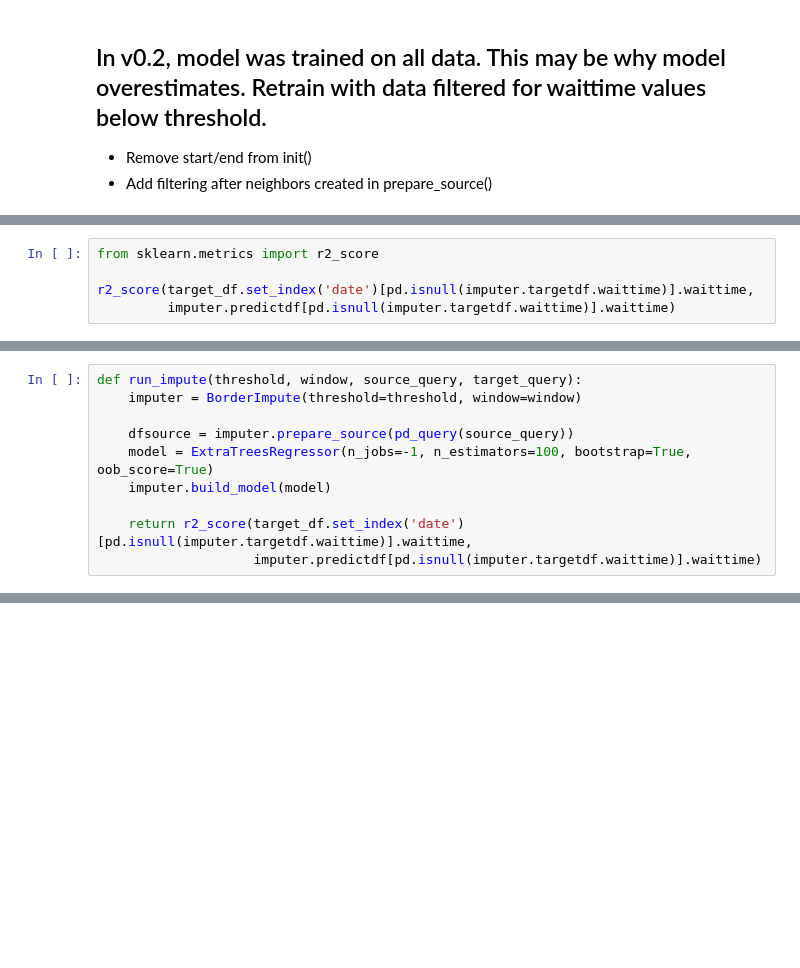
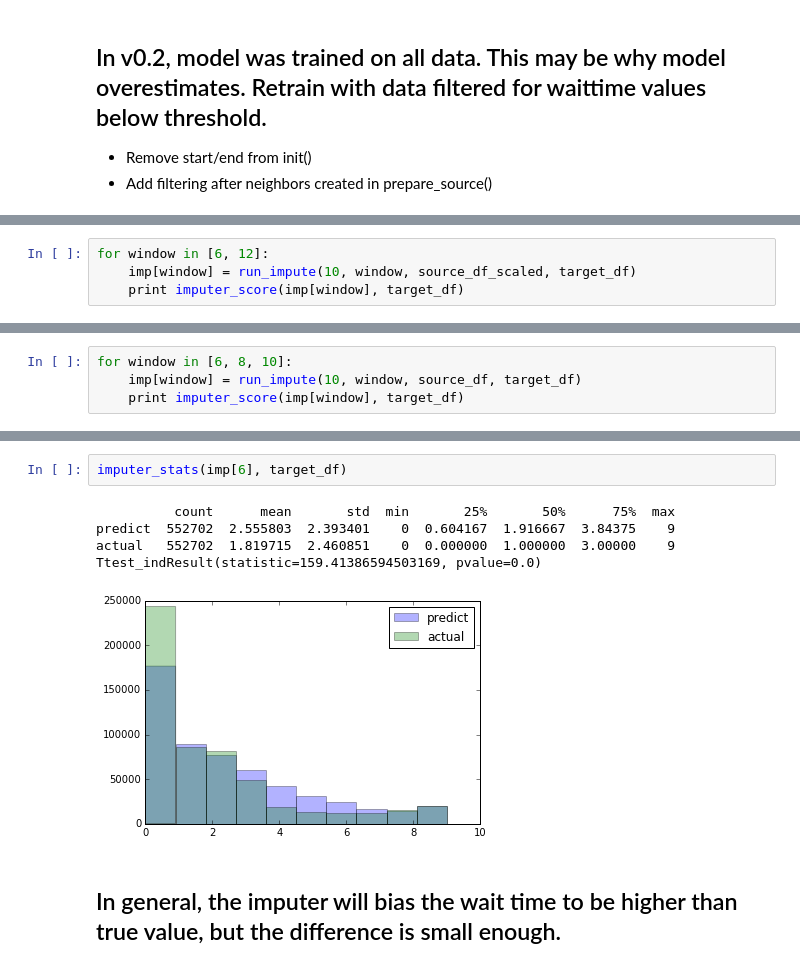
Before and after one commit to jngseattle/BorderCrossing, a Jupyter notebook: code/Impute_zeros-v0.5-model_threshold_window.ipynb, the cells around one changed output, grey strips where cells are left out. Drawn from its saved outputs; the diff is of its cells as text; blank space fills up the shorter version.

```diff
--- a/code/Impute_zeros-v0.5-model_threshold_window.ipynb
+++ b/code/Impute_zeros-v0.5-model_threshold_window.ipynb
@@ -139,5 +186,0 @@ plt.legend();
-# %%
-from sklearn.metrics import r2_score
-
-r2_score(target_df.set_index('date')[pd.isnull(imputer.targetdf.waittime)].waittime,
-         imputer.predictdf[pd.isnull(imputer.targetdf.waittime)].waittime)
@@ -146,10 +186,0 @@ r2_score(target_df.set_index('date')[pd.isnull(imputer.targetdf.waittime)].waitt
-# %%
-def run_impute(threshold, window, source_query, target_query):
-    imputer = BorderImpute(threshold=threshold, window=window)
-
-    dfsource = imputer.prepare_source(pd_query(source_query))
-    model = ExtraTreesRegressor(n_jobs=-1, n_estimators=100, bootstrap=True, oob_score=True)
-    imputer.build_model(model)
-
-    return r2_score(target_df.set_index('date')[pd.isnull(imputer.targetdf.waittime)].waittime,
-                    imputer.predictdf[pd.isnull(imputer.targetdf.waittime)].waittime)
@@ -169,0 +187,4 @@ with dview.sync_imports():
+# %%
+for window in [6, 12]:
+    imp[window] = run_impute(10, window, source_df_scaled, target_df)
+    print imputer_score(imp[window], target_df)
@@ -169,0 +217,4 @@ with dview.sync_imports():
+# %%
+for window in [6, 8, 10]:
+    imp[window] = run_impute(10, window, source_df, target_df)
+    print imputer_score(imp[window], target_df)
@@ -169,0 +239,10 @@ with dview.sync_imports():
+# %%
+imputer_stats(imp[6], target_df)
+# %% [output]
+          count      mean       std  min       25%       50%      75%  max
+predict  552702  2.555803  2.393401    0  0.604167  1.916667  3.84375    9
+actual   552702  1.819715  2.460851    0  0.000000  1.000000  3.00000    9
+Ttest_indResult(statistic=159.41386594503169, pvalue=0.0)
+[figure, added]
+# %% [markdown]
+## In general, the imputer will bias the wait time to be higher than true value, but the difference is small enough.
```
Also changed, not shown: parts of 21 cells of this notebook.
